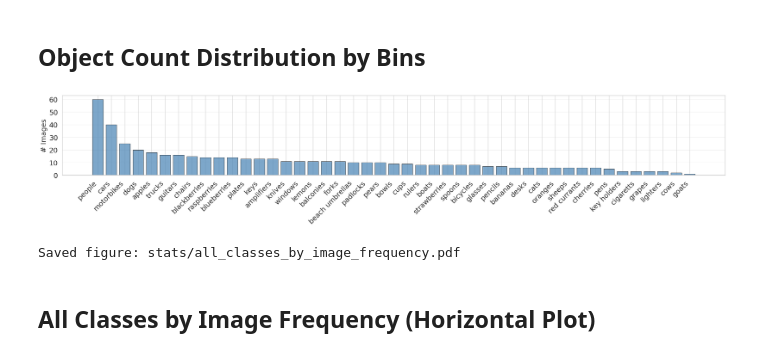
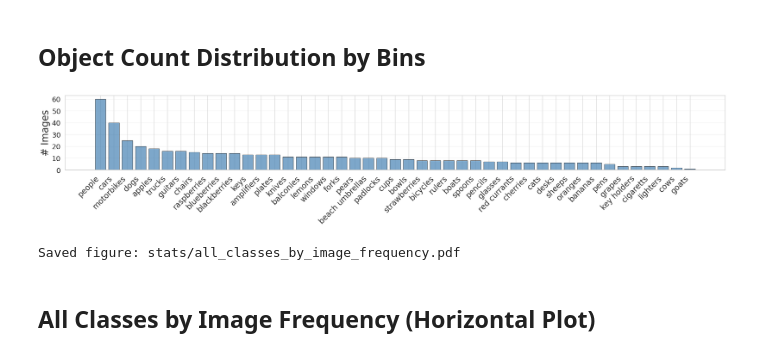
Before and after one commit to ciampluca/PrACo, a Jupyter notebook: data/multiclass-dataset/stats.ipynb, the cells around one changed output. Drawn from its saved outputs; the diff is of its cells as text; code cells hidden in the pictures.

```diff
--- a/data/multiclass-dataset/stats.ipynb
+++ b/data/multiclass-dataset/stats.ipynb
@@ -1052,25 +1053,25 @@ Distribution of images across object count bins:
 # %%
 # Vertical bar plot for all classes showing number of images containing each class
 df_all_classes = df_class_stats.sort_values('Num Images', ascending=False)  # descending order
 
 fig, ax = plt.subplots(figsize=(25, 5))
 bars = ax.bar(range(len(df_all_classes)), df_all_classes['Num Images'],
               edgecolor='black', alpha=0.7, color='steelblue')
 ax.set_xticks(range(len(df_all_classes)))
-ax.set_xticklabels(df_all_classes['Class'], rotation=45, ha='right', fontsize=18)
+ax.set_xticklabels(df_all_classes['Class'], rotation=45, ha='right', fontsize=20)
 ax.set_yticklabels(ax.get_yticks().astype(int), fontsize=18)
-ax.set_ylabel('# Images', fontsize=18)
+ax.set_ylabel('# Images', fontsize=25)
 #ax.set_xlabel('Class Name', fontsize=15)
 #ax.set_title(f'All {len(df_all_classes)} Classes by Image Frequency', fontsize=15, fontweight='bold')
 ax.grid(True, alpha=0.3, axis='y')
 
 plt.tight_layout()
 plt.savefig('stats/all_classes_by_image_frequency.pdf', dpi=400, bbox_inches='tight')
 plt.show()
 
 print(f"Saved figure: stats/all_classes_by_image_frequency.pdf")
 # %% [output]
-[figure, old version]
+[figure, new version]
 Saved figure: stats/all_classes_by_image_frequency.pdf
 # %% [markdown]
 ## All Classes by Image Frequency (Horizontal Plot)
```
Also changed, not shown: parts of 3 cells of this notebook, 4 other files.
